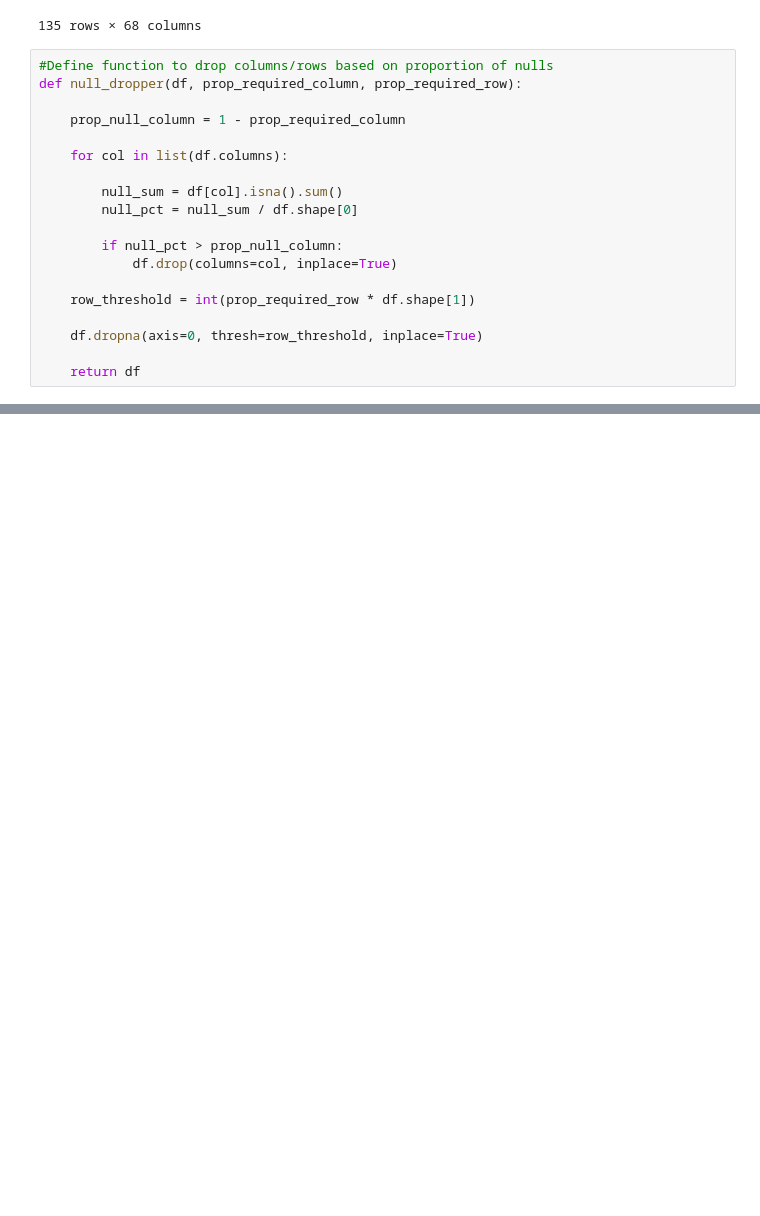
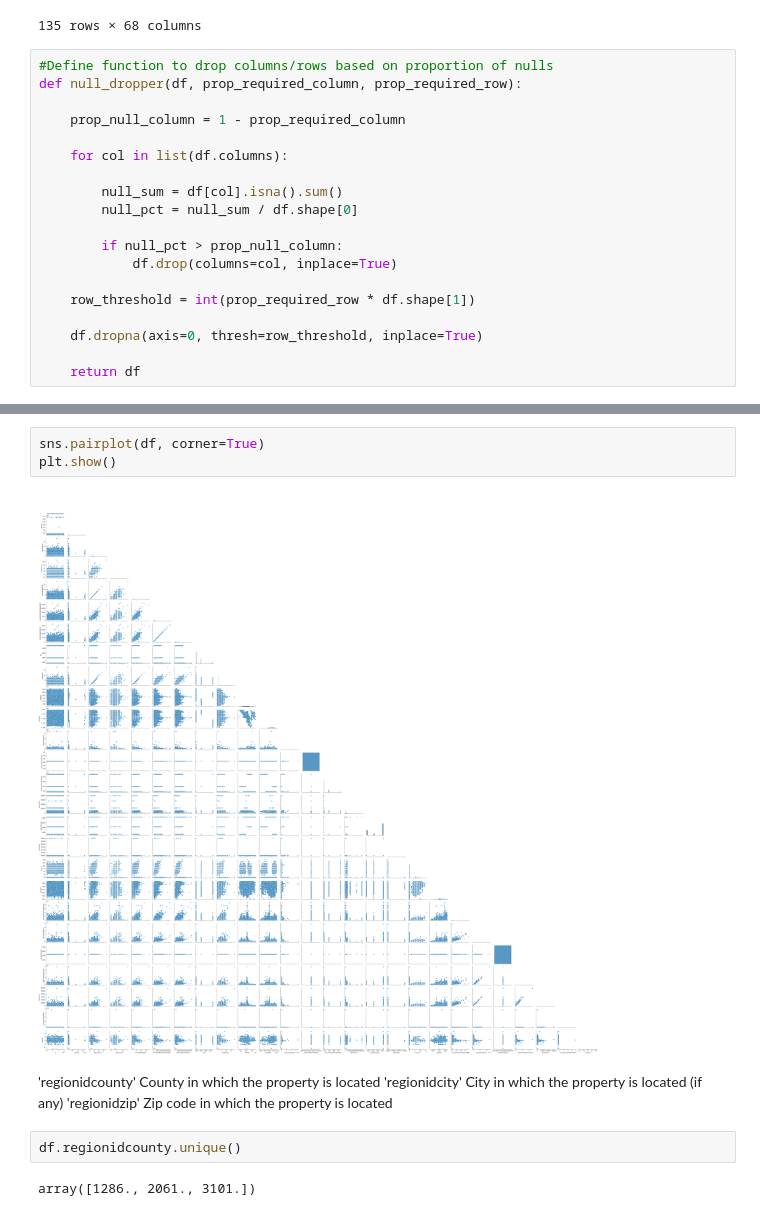
Before and after one commit to raedownen/clustering-exercises, a Jupyter notebook: wrangle_zillow.ipynb, the cells around one changed output, grey strips where cells are left out. Drawn from its saved outputs; the diff is of its cells as text; blank space fills up the shorter version.

```diff
--- a/wrangle_zillow.ipynb
+++ b/wrangle_zillow.ipynb
@@ -245,0 +317,13 @@ clean_df.to_csv('zillow.csv')
+# %%
+sns.pairplot(df, corner=True)
+plt.show()
+# %% [output]
+[figure, added]
+# %% [markdown]
+'regionidcounty'	County in which the property is located
+'regionidcity'	 City in which the property is located (if any)
+'regionidzip'	 Zip code in which the property is located
+# %%
+df.regionidcounty.unique()
+# %% [output]
+array([1286., 2061., 3101.])
```
Also changed, not shown: parts of 20 cells of this notebook, 3 other files.
